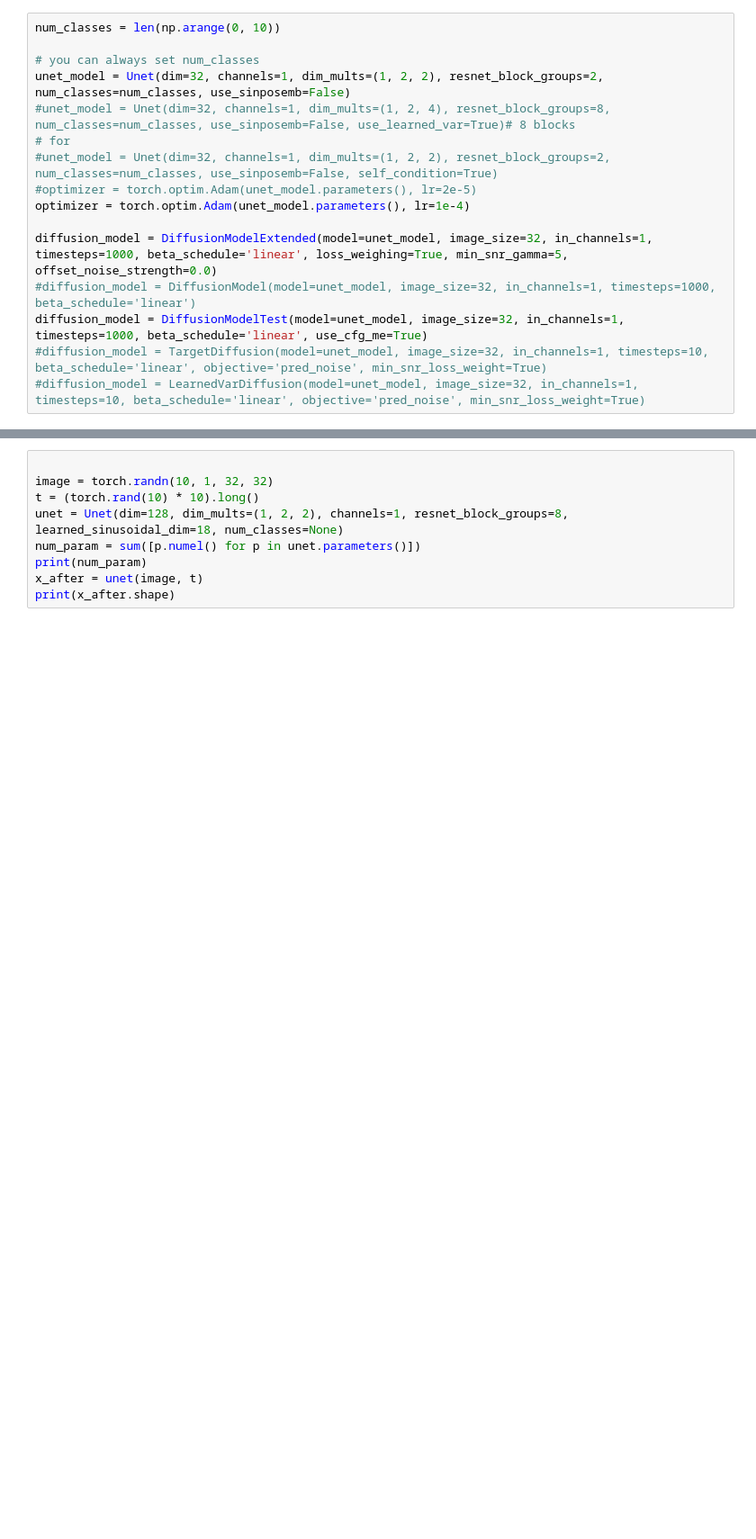
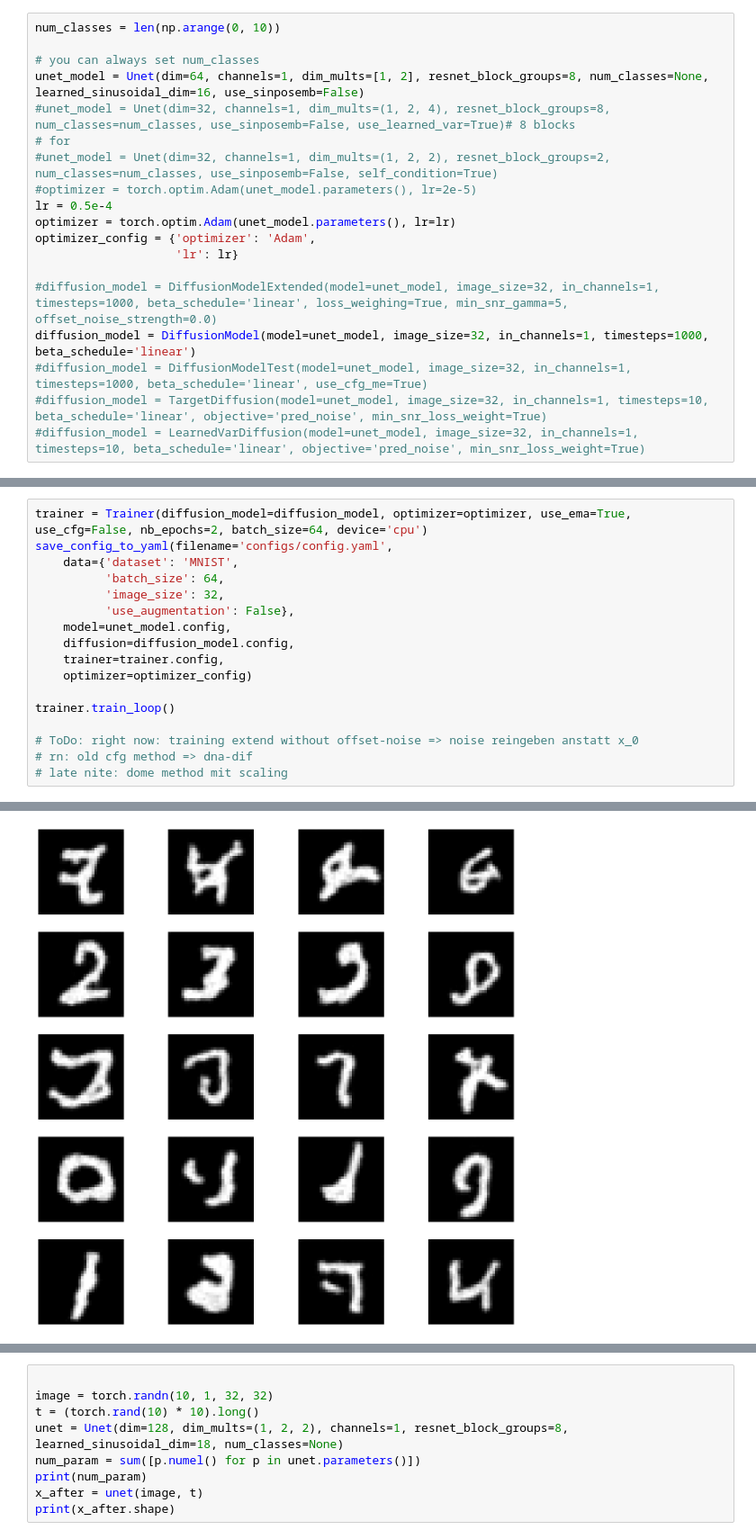
Before and after one commit to paulffm/Continuous-Time-Diffusion-Models-for-Discrete-Data, a Jupyter notebook: MNISTDiffusionModel/experiment_continous.ipynb, the cells around one changed output, grey strips where cells are left out. Shown: that part at 90% size. Cells and saved outputs as stored; diff of their text form; blank space fills up the shorter version.

```diff
--- a/MNISTDiffusionModel/experiment_continous.ipynb
+++ b/MNISTDiffusionModel/experiment_continous.ipynb
@@ -9,15 +12,18 @@ import numpy as np
 num_classes = len(np.arange(0, 10))
 
 # you can always set num_classes
-unet_model = Unet(dim=32, channels=1, dim_mults=(1, 2, 2), resnet_block_groups=2, num_classes=num_classes, use_sinposemb=False)
+unet_model = Unet(dim=64, channels=1, dim_mults=[1, 2], resnet_block_groups=8, num_classes=None, learned_sinusoidal_dim=16, use_sinposemb=False)
 #unet_model = Unet(dim=32, channels=1, dim_mults=(1, 2, 4), resnet_block_groups=8, num_classes=num_classes, use_sinposemb=False, use_learned_var=True)# 8 blocks
 # for
 #unet_model = Unet(dim=32, channels=1, dim_mults=(1, 2, 2), resnet_block_groups=2, num_classes=num_classes, use_sinposemb=False, self_condition=True)
 #optimizer = torch.optim.Adam(unet_model.parameters(), lr=2e-5)
-optimizer = torch.optim.Adam(unet_model.parameters(), lr=1e-4)
+lr = 0.5e-4
+optimizer = torch.optim.Adam(unet_model.parameters(), lr=lr)
+optimizer_config = {'optimizer': 'Adam',
+                    'lr': lr}
 
-diffusion_model = DiffusionModelExtended(model=unet_model, image_size=32, in_channels=1, timesteps=1000, beta_schedule='linear', loss_weighing=True, min_snr_gamma=5, offset_noise_strength=0.0)
-#diffusion_model = DiffusionModel(model=unet_model, image_size=32, in_channels=1, timesteps=1000, beta_schedule='linear')
-diffusion_model = DiffusionModelTest(model=unet_model, image_size=32, in_channels=1, timesteps=1000, beta_schedule='linear', use_cfg_me=True)
+#diffusion_model = DiffusionModelExtended(model=unet_model, image_size=32, in_channels=1, timesteps=1000, beta_schedule='linear', loss_weighing=True, min_snr_gamma=5, offset_noise_strength=0.0)
+diffusion_model = DiffusionModel(model=unet_model, image_size=32, in_channels=1, timesteps=1000, beta_schedule='linear')
+#diffusion_model = DiffusionModelTest(model=unet_model, image_size=32, in_channels=1, timesteps=1000, beta_schedule='linear', use_cfg_me=True)
 #diffusion_model = TargetDiffusion(model=unet_model, image_size=32, in_channels=1, timesteps=10, beta_schedule='linear', objective='pred_noise', min_snr_loss_weight=True)
 #diffusion_model = LearnedVarDiffusion(model=unet_model, image_size=32, in_channels=1, timesteps=10, beta_schedule='linear', objective='pred_noise', min_snr_loss_weight=True)
@@ -46,0 +34,18 @@ print("trainer.diffusion_model.timesteps", trainer.diffusion_model.timesteps)
+# %%
+trainer = Trainer(diffusion_model=diffusion_model, optimizer=optimizer, use_ema=True, use_cfg=False, nb_epochs=2, batch_size=64, device='cpu')
+save_config_to_yaml(filename='configs/config.yaml',
+    data={'dataset': 'MNIST',
+          'batch_size': 64,
+          'image_size': 32,
+          'use_augmentation': False},
+    model=unet_model.config,
+    diffusion=diffusion_model.config,
+    trainer=trainer.config,
+    optimizer=optimizer_config)
+
+trainer.train_loop()
+
+# ToDo: right now: training extend without offset-noise => noise reingeben anstatt x_0
+# rn: old cfg method => dna-dif
+# late nite: dome method mit scaling
+# %% [output]
@@ -46,0 +58 @@ print("trainer.diffusion_model.timesteps", trainer.diffusion_model.timesteps)
+[figure, added]
```
Also changed, not shown: parts of 7 cells of this notebook, 3 other files.
